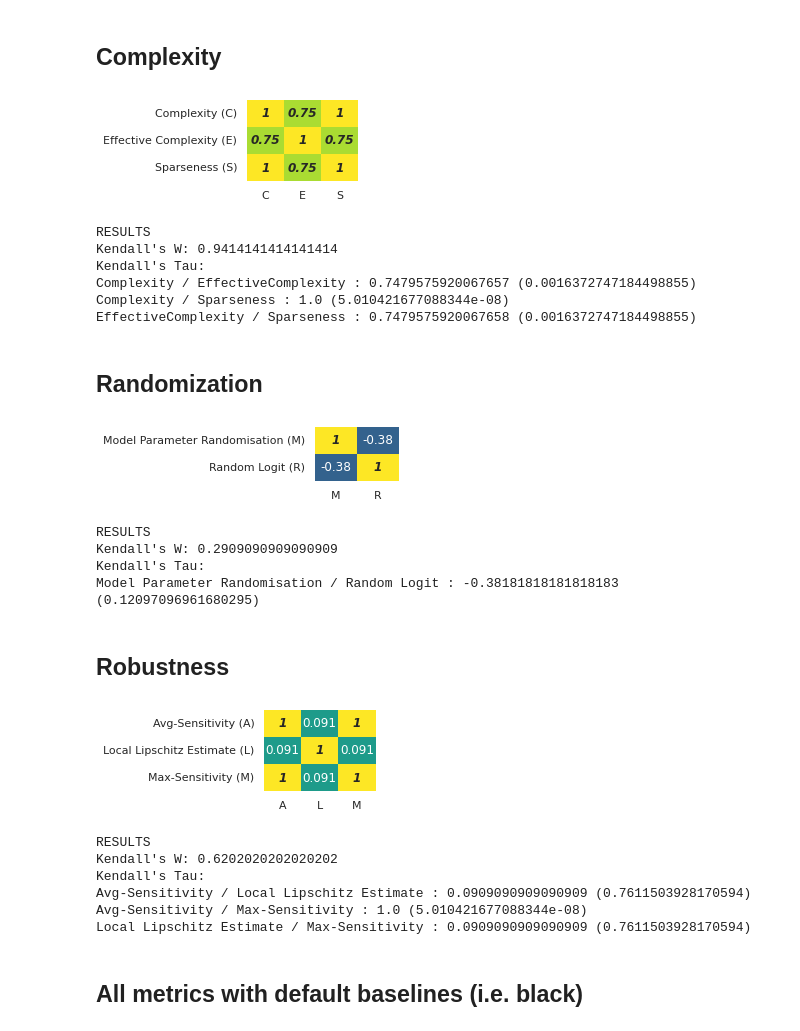
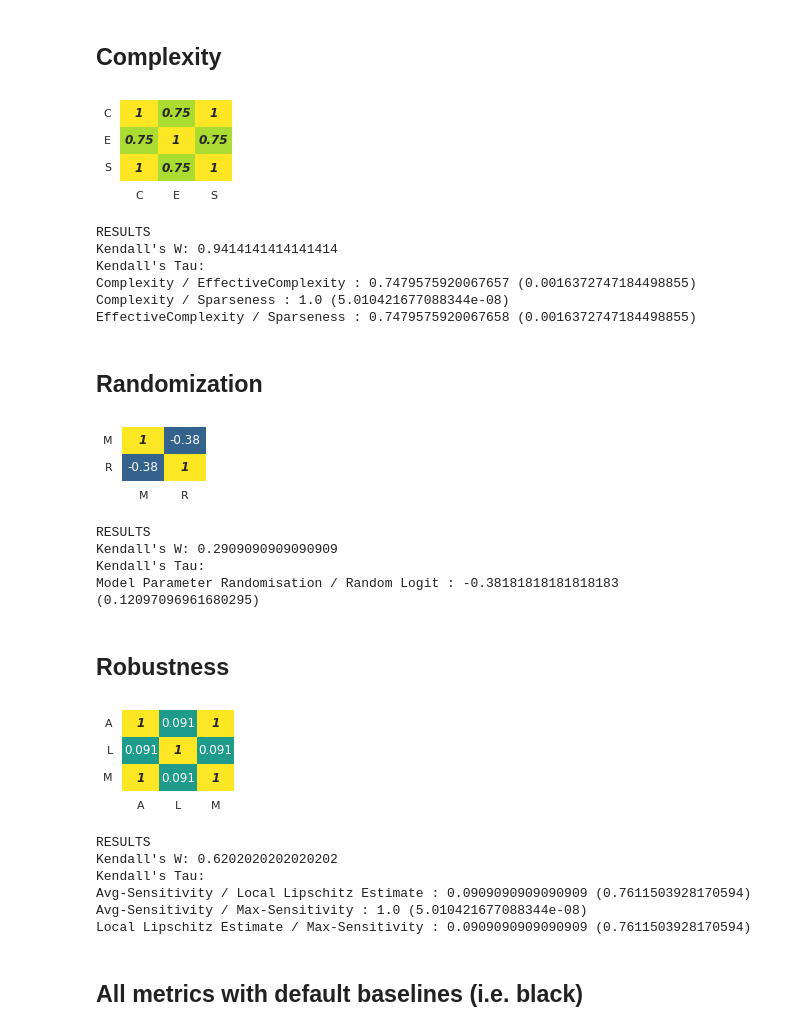
Before and after one commit to multitel-ai/Evaluation-XAI-Metrics-GD6-TRAIL, a Jupyter notebook: XAI_analysis_correlations_rank_aggreg.ipynb, the cells around one changed output. Saved outputs shown, nothing was run; the diff lists cells and outputs as text; code cells hidden in the pictures.

Commit message:
update figs and add subgroups to all metrics default baseline fig

```diff
--- a/XAI_analysis_correlations_rank_aggreg.ipynb
+++ b/XAI_analysis_correlations_rank_aggreg.ipynb
@@ -257,7 +258,7 @@ def compute_kendall_tau(dico_ranks, metrics):
 
     return tau_values, p_values
 # %%
-def plot_corr_matrix_figure(dico_ranks, metrics, y_labels, x_labels, filename, fig_size, rotate_x=True, rotate_y=True):
+def plot_corr_matrix_figure(dico_ranks, metrics, y_labels, x_labels, filename, fig_size, rotate_x=True, rotate_y=True, subgroups=None):
     tau_values, p_values = compute_kendall_tau(dico_ranks, metrics)
 
     p_values_flattened = [p_value for i, sublist in enumerate(p_values) for p_value in sublist[:i]]
@@ -294,21 +295,27 @@ def plot_corr_matrix_figure(dico_ranks, metrics, y_labels, x_labels, filename, f
             current_post += 1
         mask[i][i] = False
 
-    sn.heatmap(tau_values,
-               annot=True,
-               annot_kws={"style": "italic", "weight": "bold"},
-               vmin=-1,
-               vmax=1,
-               cbar=False,
-               xticklabels=x_labels,
-               yticklabels=y_labels,
-               mask=mask,
-               cmap='viridis')
+    ax = sn.heatmap(tau_values,
+                    annot=True,
+                    annot_kws={"style": "italic", "weight": "bold"},
+                    vmax=1,
+                    cbar=False,
+                    xticklabels=x_labels,
+                    yticklabels=y_labels,
+                    mask=mask,
+                    cmap='viridis')
 
     if rotate_x:
         plt.xticks(rotation=0)
     if rotate_y:
         plt.yticks(rotation=0)
+
+    start_i = 0
+    if subgroups:
+        for subgroup_size in subgroups:
+            ax.add_patch(Rectangle((start_i, start_i), subgroup_size, subgroup_size, fill=False, edgecolor='crimson', lw=4, clip_on=False))
+            start_i += subgroup_size
+
     plt.savefig(f'./results/{filename}.eps', bbox_inches='tight', format='eps')
     plt.show()
     plt.close()
@@ -511,11 +518,11 @@ Selectivity with baseline_uniform / Selectivity with baseline_white : 0.96363636
 # %%
 selected_metrics = ['Complexity','EffectiveComplexity','Sparseness']
 labels = ['Complexity (C)', 'Effective Complexity (E)', 'Sparseness (S)']
 short_labels = ['C','E', 'S']
 filename = 'final_corr_matrix_rank_aggreg_holm_corr_complexity'
-plot_corr_matrix_figure(dico_ranks, selected_metrics, labels, short_labels, filename, fig_size=(2,1.5))
+plot_corr_matrix_figure(dico_ranks, selected_metrics, short_labels, short_labels, filename, fig_size=(2,1.5))
 # %% [output]
-[figure, old version]
+[figure, new version]
 RESULTS
 Kendall's W: 0.9414141414141414
 Kendall's Tau:
@@ -529,9 +536,9 @@ selected_metrics = ['Model Parameter Randomisation', 'Random Logit']
 labels = ['Model Parameter Randomisation (M)', 'Random Logit (R)']
 short_labels = ['M','R']
 filename = 'final_corr_matrix_rank_aggreg_holm_corr_randomization'
-plot_corr_matrix_figure(dico_ranks, selected_metrics, labels, short_labels, filename, fig_size=(1.5,1))
+plot_corr_matrix_figure(dico_ranks, selected_metrics, short_labels, short_labels, filename, fig_size=(1.5,1))
 # %% [output]
-[figure, old version]
+[figure, new version]
 RESULTS
 Kendall's W: 0.2909090909090909
 Kendall's Tau:
@@ -543,9 +550,9 @@ selected_metrics = ['Avg-Sensitivity','Local Lipschitz Estimate', 'Max-Sensitivi
 labels = ['Avg-Sensitivity (A)', 'Local Lipschitz Estimate (L)', 'Max-Sensitivity (M)']
 short_labels = ['A','L', 'M']
 filename = 'final_corr_matrix_rank_aggreg_holm_corr_robustness'
-plot_corr_matrix_figure(dico_ranks, selected_metrics, labels, short_labels, filename, fig_size=(2,1.5))
+plot_corr_matrix_figure(dico_ranks, selected_metrics, short_labels, short_labels, filename, fig_size=(2,1.5))
 # %% [output]
-[figure, old version]
+[figure, new version]
 RESULTS
 Kendall's W: 0.6202020202020202
 Kendall's Tau:
```
Also changed, not shown: parts of 3 cells of this notebook, 15 other files.
